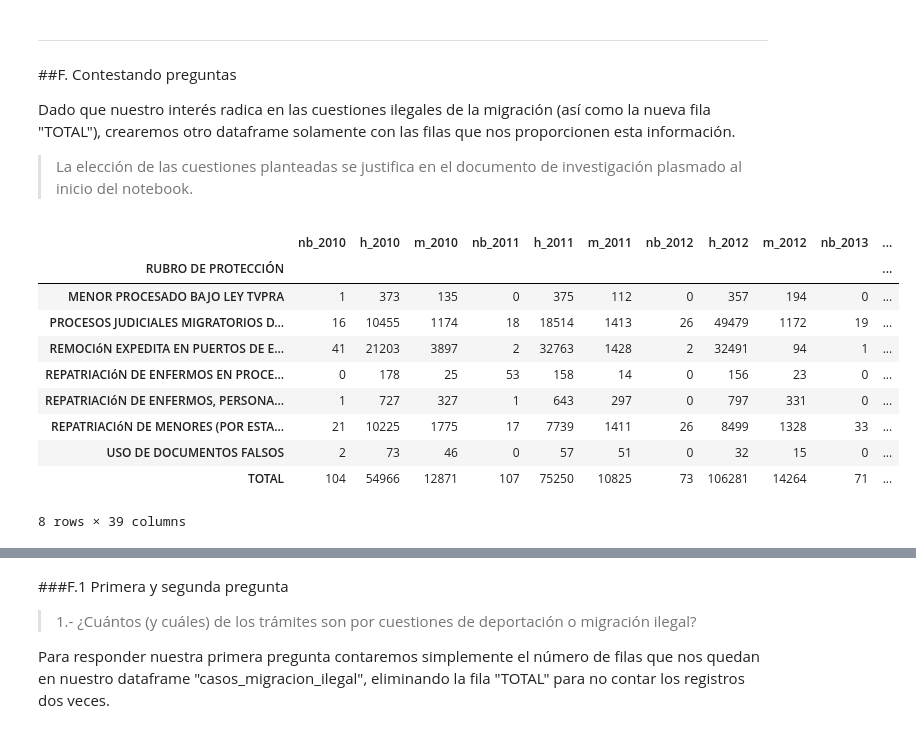
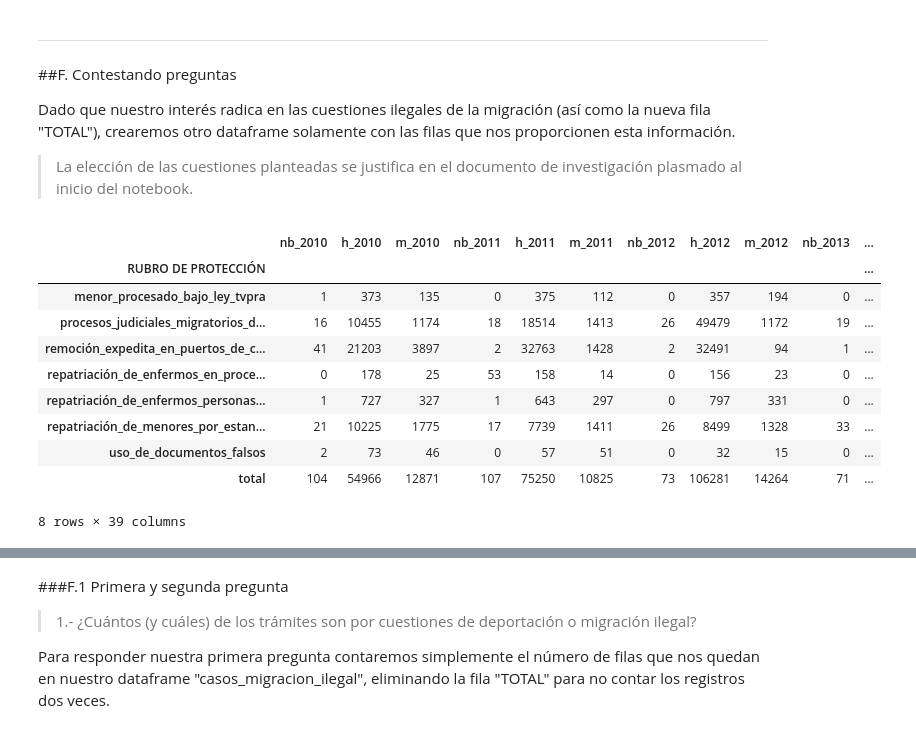
Before and after one commit to JuanMaLR/bedu-equipo4-dataScience-P-FP, a Jupyter notebook: FinalProject.ipynb, the cells around one changed output, grey strips where cells are left out. Drawn from its saved outputs; the diff is of its cells as text; code cells hidden in the pictures.

```diff
--- a/FinalProject.ipynb
+++ b/FinalProject.ipynb
@@ -1184,0 +1187,25 @@ No obstante, siendo nuestro .csv pequeño, y considerando que tenemos el context
+# %%
+#Para casos_ceros
+casos_ceros_mapping = {
+    'INCIDENTES, MÚLTIPLES INVOLUCRADOS (MIGRATORIO)': 'incidentes_múltiples_involucrados',
+    'OTROS CASOS DEL áMBITO MIGRATORIO': 'otros_casos_del_ámbito_migratorio',
+    'ORIENTACIóN GENERAL SOBRE CONSULTAS MIGRATORIAS Y/O TRáMITES DE RESIDENCIA': 'orientación_general_sobre_consultas_migratorias_y_o_trámites_de_residencia',
+    'PERMISOS DE INTERNACIóN POR RAZONES HUMANITARIAS': 'permisos_de_internación_por_razones_humanitarias',
+    'PROCESOS JUDICIALES MIGRATORIOS DE RESIDENCIA':'procesos_judiciales_migratorios_de_residencia',
+    'REPATRIACIóN DE MENORES INFRACTORES (NO POR FALTAS MIGRATORIAS)':'repatriación_de_menores_infractores_no_por_faltas_migratorias',
+    'REPATRIACIóN DE OTRAS PERSONAS VULNERABLES':'repatriación_de_otras_personas_vulnerables',
+    'TESTIGOS DE CARGO': 'testigos_de_cargo',
+    'VíCTIMAS DE FRAUDE MIGRATORIO': 'víctimas_de_fraude_migratorio',
+    'MENOR PROCESADO BAJO LEY TVPRA': 'menor_procesado_bajo_ley_tvpra',
+    'PROCESOS JUDICIALES MIGRATORIOS DE REMOCIóN': 'procesos_judiciales_migratorios_de_remoción',
+    'REMOCIóN EXPEDITA EN PUERTOS DE ENTRADA':'remoción_expedita_en_puertos_de_carga',
+    'REPATRIACIóN DE ENFERMOS EN PROCESOS DE REMOCIóN':'repatriación_de_enfermos_en_procesos_de_remoción',
+    'REPATRIACIóN DE ENFERMOS, PERSONAS ACCIDENTADAS O EN RIESGO EN SU INTENTO POR CRUZAR LA FRONTERA':'repatriación_de_enfermos_personas_accidentadas_o_en_riesgo_en_su_intento_por_cruzar_la_frontera',
+    'REPATRIACIóN DE MENORES (POR ESTANCIA O INGRESO INDOCUMENTADO)':'repatriación_de_menores_por_estancia_o_ingreso_documentado',
+    'USO DE DOCUMENTOS FALSOS': 'uso_de_documentos_falsos',
+    'TOTAL': 'total'
+}
+
+casos_ceros = casos_ceros.rename(index= casos_ceros_mapping)
+
+casos_ceros
@@ -1189,19 +1414,19 @@ No obstante, siendo nuestro .csv pequeño, y considerando que tenemos el context
 Dado que nuestro interés radica en las cuestiones ilegales de la migración (así como la nueva fila "TOTAL"), crearemos otro dataframe solamente con las filas que nos proporcionen esta información.
 > La elección de las cuestiones planteadas se justifica en el documento de investigación plasmado al inicio del notebook.
 # %%
-#Se van a eliminar las filas 1, 3, 4, 5, 7, 12, 13, 14 y 15 porque estas NO tienen información sobre migración ilegal
+#Se van a eliminar las filas 0, 2, 3, 4, 6, 11, 12, 13 y 14 porque estas NO tienen información sobre migración ilegal
 casos_migracion_ilegal = casos_ceros.copy()
-casos_migracion_ilegal.drop(index = ['INCIDENTES, MÚLTIPLES INVOLUCRADOS (MIGRATORIO)', 'OTROS CASOS DEL áMBITO MIGRATORIO', 'ORIENTACIóN GENERAL SOBRE CONSULTAS MIGRATORIAS Y/O TRáMITES DE RESIDENCIA', 'PERMISOS DE INTERNACIóN POR RAZONES HUMANITARIAS', 'PROCESOS JUDICIALES MIGRATORIOS DE RESIDENCIA', 'REPATRIACIóN DE MENORES INFRACTORES (NO POR FALTAS MIGRATORIAS)', 'REPATRIACIóN DE OTRAS PERSONAS VULNERABLES', 'TESTIGOS DE CARGO', 'VíCTIMAS DE FRAUDE MIGRATORIO'], inplace=True)
+casos_migracion_ilegal.drop(index = ['incidentes_múltiples_involucrados', 'otros_casos_del_ámbito_migratorio', 'orientación_general_sobre_consultas_migratorias_y_o_trámites_de_residencia','permisos_de_internación_por_razones_humanitarias','procesos_judiciales_migratorios_de_residencia','repatriación_de_menores_infractores_no_por_faltas_migratorias','repatriación_de_otras_personas_vulnerables','testigos_de_cargo', 'víctimas_de_fraude_migratorio'], inplace=True)
 casos_migracion_ilegal
 # %% [output]
 |  | nb_2010 | h_2010 | m_2010 | nb_2011 | h_2011 | m_2011 | nb_2012 | h_2012 | m_2012 | nb_2013 | ... |
 | RUBRO DE PROTECCIÓN |  |  |  |  |  |  |  |  |  |  | ... |
-| MENOR PROCESADO BAJO LEY TVPRA | 1 | 373 | 135 | 0 | 375 | 112 | 0 | 357 | 194 | 0 | ... |
-| PROCESOS JUDICIALES MIGRATORIOS D... | 16 | 10455 | 1174 | 18 | 18514 | 1413 | 26 | 49479 | 1172 | 19 | ... |
-| REMOCIóN EXPEDITA EN PUERTOS DE E... | 41 | 21203 | 3897 | 2 | 32763 | 1428 | 2 | 32491 | 94 | 1 | ... |
-| REPATRIACIóN DE ENFERMOS EN PROCE... | 0 | 178 | 25 | 53 | 158 | 14 | 0 | 156 | 23 | 0 | ... |
-| REPATRIACIóN DE ENFERMOS, PERSONA... | 1 | 727 | 327 | 1 | 643 | 297 | 0 | 797 | 331 | 0 | ... |
-| REPATRIACIóN DE MENORES (POR ESTA... | 21 | 10225 | 1775 | 17 | 7739 | 1411 | 26 | 8499 | 1328 | 33 | ... |
-| USO DE DOCUMENTOS FALSOS | 2 | 73 | 46 | 0 | 57 | 51 | 0 | 32 | 15 | 0 | ... |
-| TOTAL | 104 | 54966 | 12871 | 107 | 75250 | 10825 | 73 | 106281 | 14264 | 71 | ... |
+| menor_procesado_bajo_ley_tvpra | 1 | 373 | 135 | 0 | 375 | 112 | 0 | 357 | 194 | 0 | ... |
+| procesos_judiciales_migratorios_d... | 16 | 10455 | 1174 | 18 | 18514 | 1413 | 26 | 49479 | 1172 | 19 | ... |
+| remoción_expedita_en_puertos_de_c... | 41 | 21203 | 3897 | 2 | 32763 | 1428 | 2 | 32491 | 94 | 1 | ... |
+| repatriación_de_enfermos_en_proce... | 0 | 178 | 25 | 53 | 158 | 14 | 0 | 156 | 23 | 0 | ... |
+| repatriación_de_enfermos_personas... | 1 | 727 | 327 | 1 | 643 | 297 | 0 | 797 | 331 | 0 | ... |
+| repatriación_de_menores_por_estan... | 21 | 10225 | 1775 | 17 | 7739 | 1411 | 26 | 8499 | 1328 | 33 | ... |
+| uso_de_documentos_falsos | 2 | 73 | 46 | 0 | 57 | 51 | 0 | 32 | 15 | 0 | ... |
+| total | 104 | 54966 | 12871 | 107 | 75250 | 10825 | 73 | 106281 | 14264 | 71 | ... |
 8 rows × 39 columns
```
Also changed, not shown: parts of 20 cells of this notebook.
